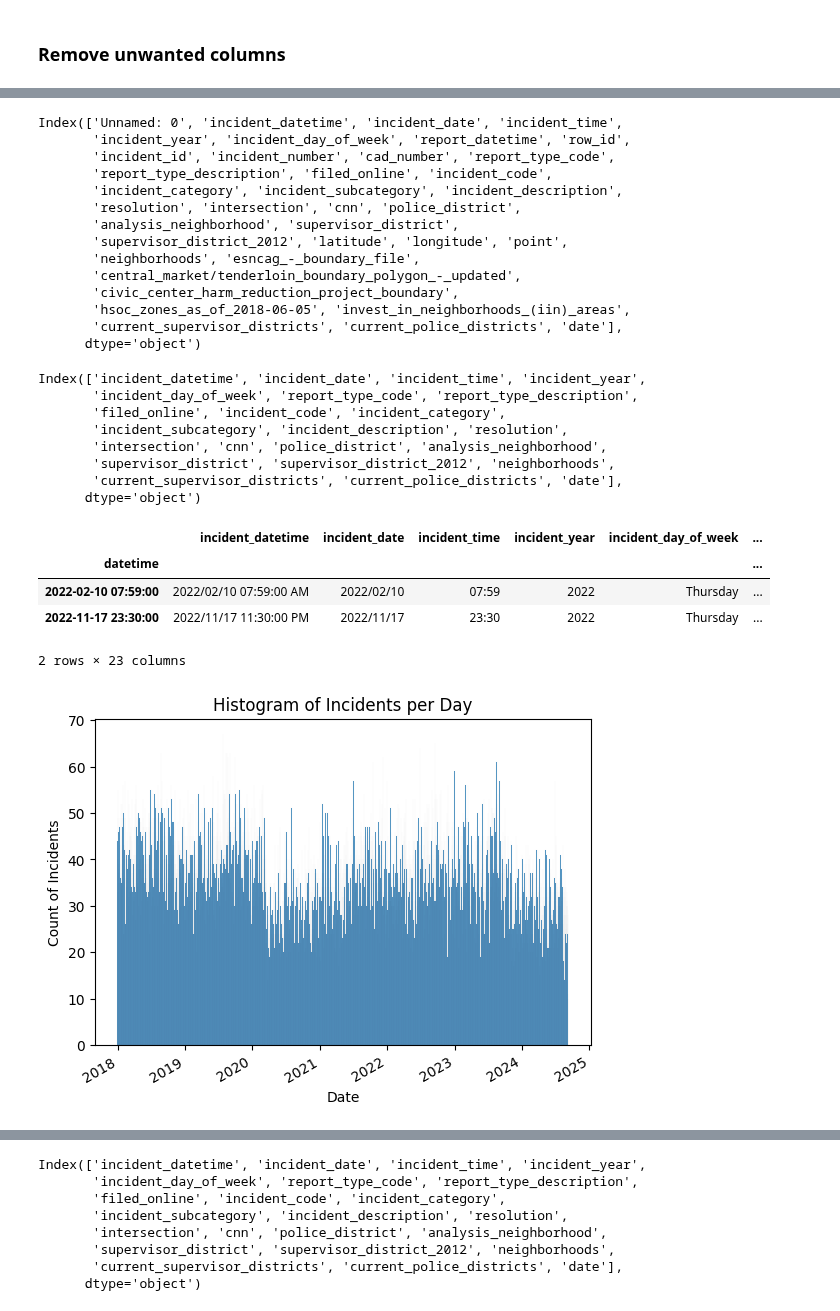
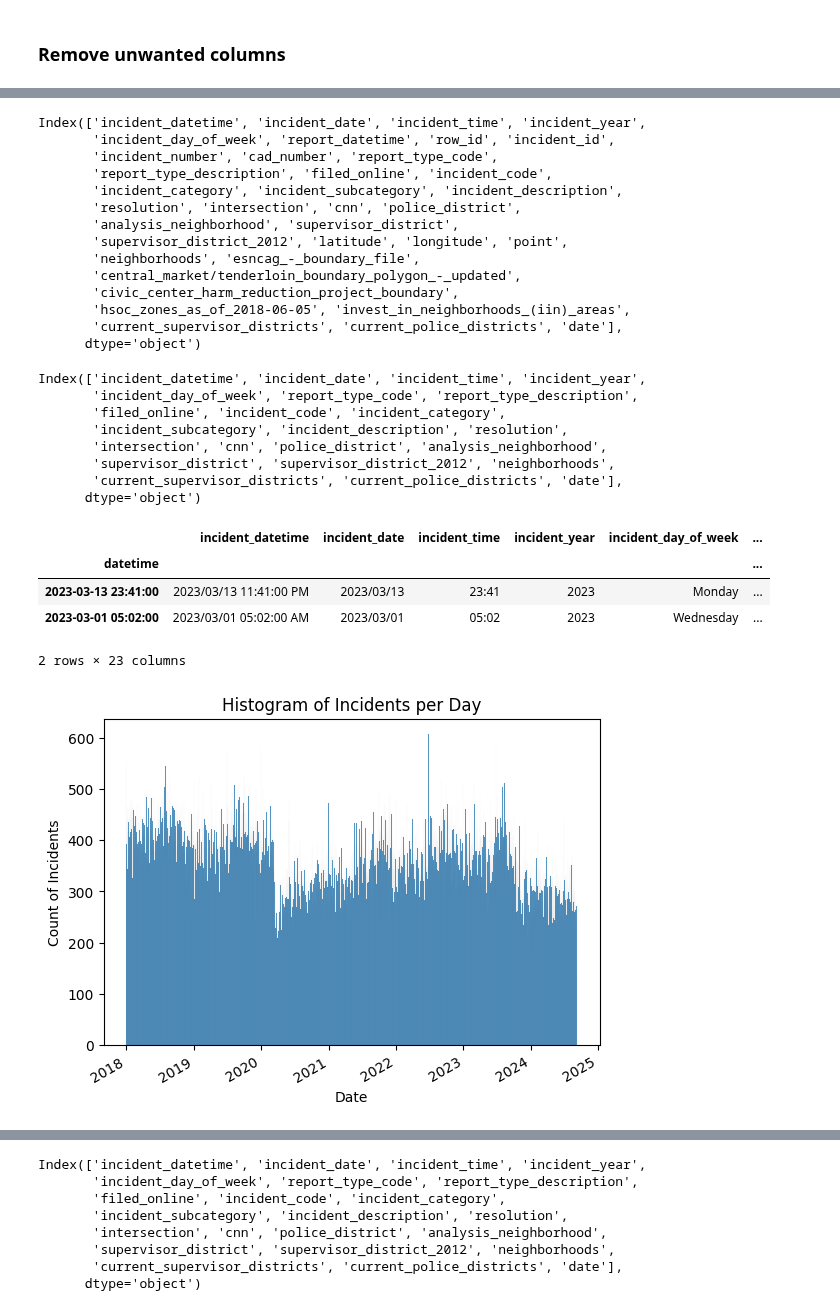
Before and after one commit to fazeelgm/UCB_ML_AI_Capstone, a Jupyter notebook: notebooks/ExploratoryDataAnalysis.ipynb, the cells around one changed output, grey strips where cells are left out. Saved outputs shown, nothing was run; the diff lists cells and outputs as text; code cells hidden in the pictures.

````diff
--- a/notebooks/ExploratoryDataAnalysis.ipynb
+++ b/notebooks/ExploratoryDataAnalysis.ipynb
@@ -31,11 +33,11 @@ I periodically refresh the dataset from the [excellent DataSF site](https://www.
 # %%
 # Convert the raw SFPD data into a cleansed data file - only to be used when refreshing from new data
 
-file_raw_data = '../data/Police_Department_Incident_Reports__2018_to_Present_20240910.csv'
-file_clean_data = '../data/incidents_clean.csv'
+current_raw_file = '../data/Police_Department_Incident_Reports__2018_to_Present_20240910.csv'
+current_clean_file = '../data/incidents_clean.csv'
 
 # Uncomment to regenerate the clean data file from raw data - normally just read the clean data as it's MUCH FASTER
-# data_utils.generate_clean_csv(file_raw_data, file_clean_data, debug=True)
+# data_utils.generate_clean_csv(current_raw_file, current_clean_file, debug=True)
 # %% [markdown]
 STATIC COMMENT: OUTPUT SAVED FROM LAST SUCCESSFULL RUN (see timestamp below):
 ```
@@ -125,12 +127,12 @@ End Time: 09/12/24 08:23:32
 ```
 # %%
 # Which dataset to work from?
-sample_file_size_pct = 10
+sample_file_size_pct = 100
 match(sample_file_size_pct):
     case 100:
-        sample_file = file_clean_data
+        sample_file = current_clean_file
     case 25 | 50 | 75:
-        file_prefix = file_clean_data.replace('.csv', '')
+        file_prefix = current_clean_file.replace('.csv', '')
         sample_file = f'{file_prefix}_{sample_file_size_pct}_pct.csv'
     case _:
         sample_file = '../data/incidents_clean_10_pct.csv'
@@ -143,5 +145,5 @@ Selected sample file: ../data/incidents_clean_10_pct.csv
 # %% [markdown]
 ### Remove unwanted columns
 # %%
-raw_data, clean_data = data_utils.get_clean_data_from_csv(sample_file)
+current_raw_data, current_clean_data = data_utils.get_clean_data_from_csv(sample_file)
 # %% [output]
@@ -165,11 +168,11 @@ Reading file: ../data/incidents_clean_10_pct.csv ... Done: 88,717 rows, 38 colum
 ... Done
 Done
 # %%
-raw_data.columns
+current_raw_data.columns
 # %% [output]
-Index(['Unnamed: 0', 'incident_datetime', 'incident_date', 'incident_time',
-       'incident_year', 'incident_day_of_week', 'report_datetime', 'row_id',
-       'incident_id', 'incident_number', 'cad_number', 'report_type_code',
+Index(['incident_datetime', 'incident_date', 'incident_time', 'incident_year',
+       'incident_day_of_week', 'report_datetime', 'row_id', 'incident_id',
+       'incident_number', 'cad_number', 'report_type_code',
        'report_type_description', 'filed_online', 'incident_code',
        'incident_category', 'incident_subcategory', 'incident_description',
        'resolution', 'intersection', 'cnn', 'police_district',
@@ -192,21 +195,23 @@ Index(['incident_datetime', 'incident_date', 'incident_time', 'incident_year',
        'supervisor_district', 'supervisor_district_2012', 'neighborhoods',
        'current_supervisor_districts', 'current_police_districts', 'date'],
       dtype='object')
+# %%
+data = current_clean_data
 # %%
-clean_data.head(2)
+data.head(2)
 # %% [output]
 |  | incident_datetime | incident_date | incident_time | incident_year | incident_day_of_week | ... |
 | datetime |  |  |  |  |  | ... |
-| 2022-02-10 07:59:00 | 2022/02/10 07:59:00 AM | 2022/02/10 | 07:59 | 2022 | Thursday | ... |
-| 2022-11-17 23:30:00 | 2022/11/17 11:30:00 PM | 2022/11/17 | 23:30 | 2022 | Thursday | ... |
+| 2023-03-13 23:41:00 | 2023/03/13 11:41:00 PM | 2023/03/13 | 23:41 | 2023 | Monday | ... |
+| 2023-03-01 05:02:00 | 2023/03/01 05:02:00 AM | 2023/03/01 | 05:02 | 2023 | Wednesday | ... |
 2 rows × 23 columns
 # %%
-sns.histplot(data=clean_data, x='date', discrete=True)
+sns.histplot(data=data, x='date', discrete=True)
 plt.gcf().autofmt_xdate()
 plt.xlabel('Date')
 plt.ylabel('Count of Incidents')
 plt.title('Histogram of Incidents per Day')
 plt.show()
 # %% [output]
-[figure, old version]
+[figure, new version]
 # %%
````
Also changed, not shown: parts of 13 cells of this notebook.
